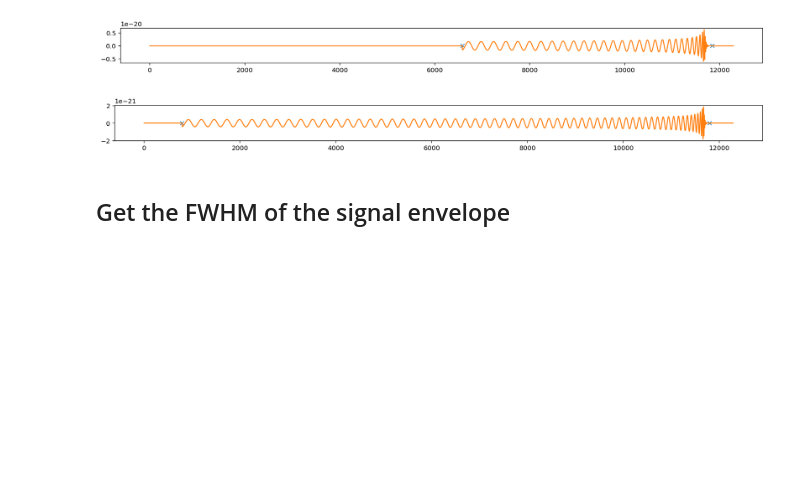
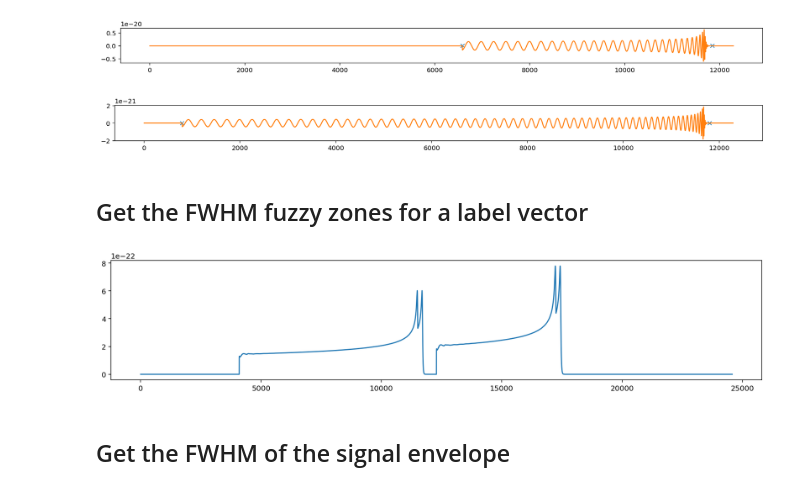
Before and after one commit to nikikilbertus/convwave, a Jupyter notebook: src/jupyter/signal_envelope.ipynb, the cells around one changed output. Saved outputs shown, nothing was run; the diff lists cells and outputs as text; code cells hidden in the pictures; blank space fills up the shorter version.

```diff
--- a/src/jupyter/signal_envelope.ipynb
+++ b/src/jupyter/signal_envelope.ipynb
@@ -18,5 +18,5 @@ from scipy.interpolate import interp1d
 from scipy.signal import hilbert, medfilt
 from copy import deepcopy
 
-import seaborn as sns
-sns.set(style="white", palette="muted", color_codes=True)
+# import seaborn as sns
+# sns.set(style="white", palette="muted", color_codes=True)
@@ -26,7 +162,7 @@ sns.set(style="white", palette="muted", color_codes=True)
 waveforms = dict()
 for dist in ['0100_0300', '0250_0500', '0400_0800', '0700_1200']:
 
-    with h5py.File('../data/waveforms/waveforms_3s_{}.h5'.format(dist)) as file:
+    with h5py.File('../data/waveforms/waveforms_3s_{}.h5'.format(dist), 'r') as file:
         waveforms_ = np.array(file['waveforms'])
         failed_ = np.array(file['failed'])
         waveforms[dist] = np.array([waveforms_[i] for i in range(len(waveforms_)) if i not in failed_])
@@ -81,6 +217,30 @@ def get_envelope(signal):
     result = smooth[100:-100]
 
     return result
+# %% [markdown]
+## Get the FWHM fuzzy zones for a label vector
+# %%
+signal = np.zeros(12*2048)
+for i in range(2):
+    waveform = waveforms[dist][11+i]
+    start, end = get_start_end_idx(waveform)
+    waveform = waveform[start:end]
+    envelope = get_envelope(waveform)
+    signal[(2+i*4)*2048:(2+i*4)*2048+len(envelope)+200] = np.maximum(np.hstack((envelope, np.zeros(200))), np.hstack((np.zeros(200), envelope)))
+
+plt.gcf().set_size_inches(16, 3, forward=True)
+plt.plot(signal)
+
+"""
+peaks = detect_peaks(signal, mpd=4*2048, edge=None)
+print(peaks)
+for peak in peaks:
+    plt.plot(peak, signal[peak], 'x')
+"""
+
+plt.show()
+# %% [output]
+[figure, added]
 # %% [markdown]
 ## Get the FWHM of the signal envelope
 # %%
```
Also changed, not shown: parts of 3 cells of this notebook.
